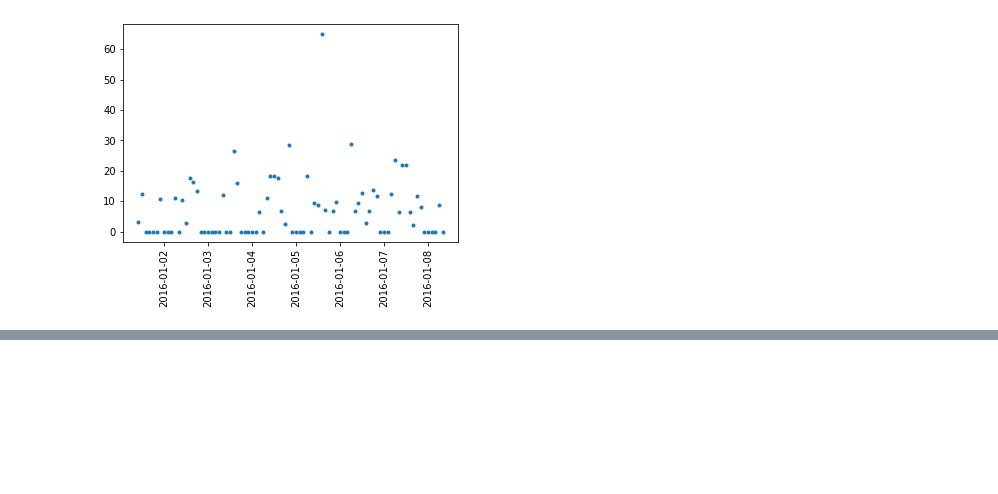
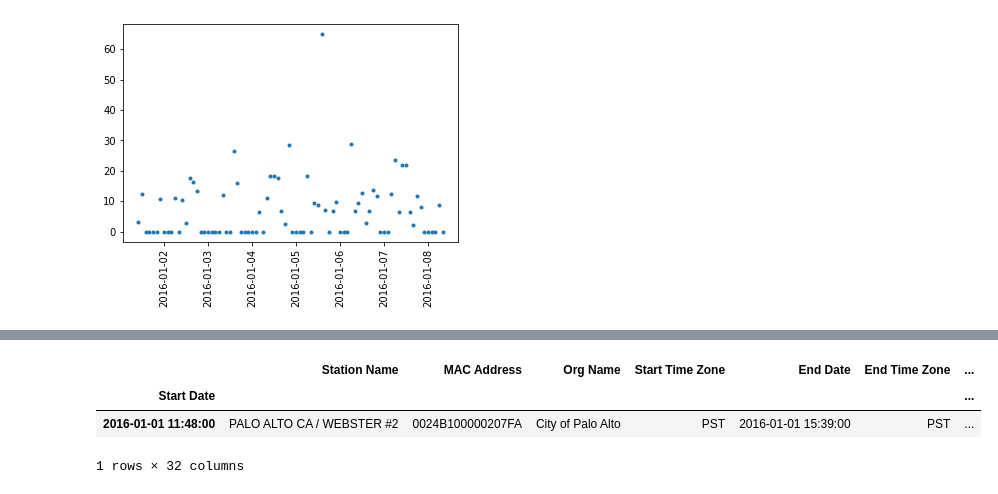
Before and after one commit to Jungar111/Bachelor2021, a Jupyter notebook: Oskars_Lag_notebook.ipynb, the cells around one changed output, grey strips where cells are left out. Cells and saved outputs as stored; diff of their text form; code cells hidden in the pictures; blank space fills up the shorter version.

```diff
--- a/Oskars_Lag_notebook.ipynb
+++ b/Oskars_Lag_notebook.ipynb
@@ -176,0 +227,7 @@ plt.show()
+# %%
+df16one.head(1)
+# %% [output]
+|  | Station Name | MAC Address | Org Name | Start Time Zone | End Date | End Time Zone | ... |
+| Start Date |  |  |  |  |  |  | ... |
+| 2016-01-01 11:48:00 | PALO ALTO CA / WEBSTER #2 | 0024B100000207FA | City of Palo Alto | PST | 2016-01-01 15:39:00 | PST | ... |
+1 rows × 32 columns
```
Also changed, not shown: parts of 13 cells of this notebook, 2 other files.
